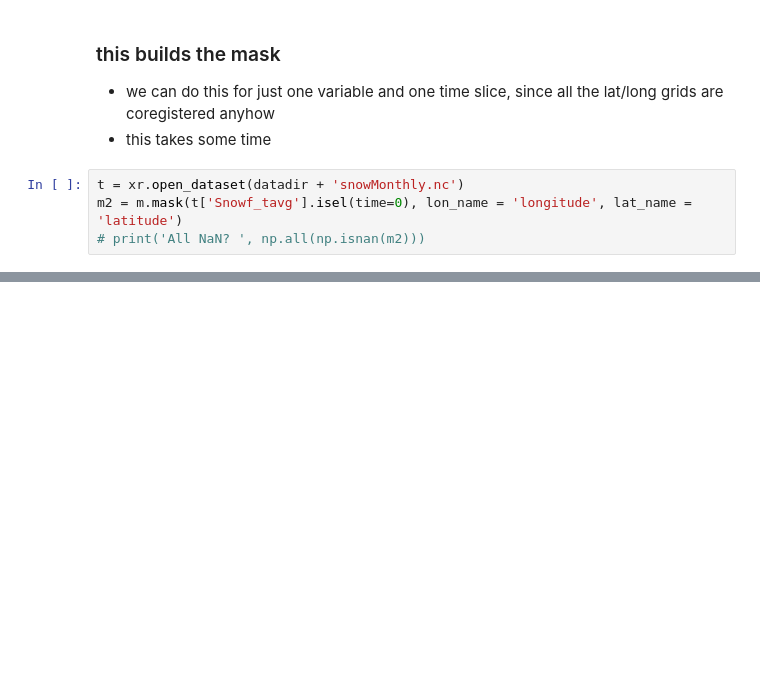
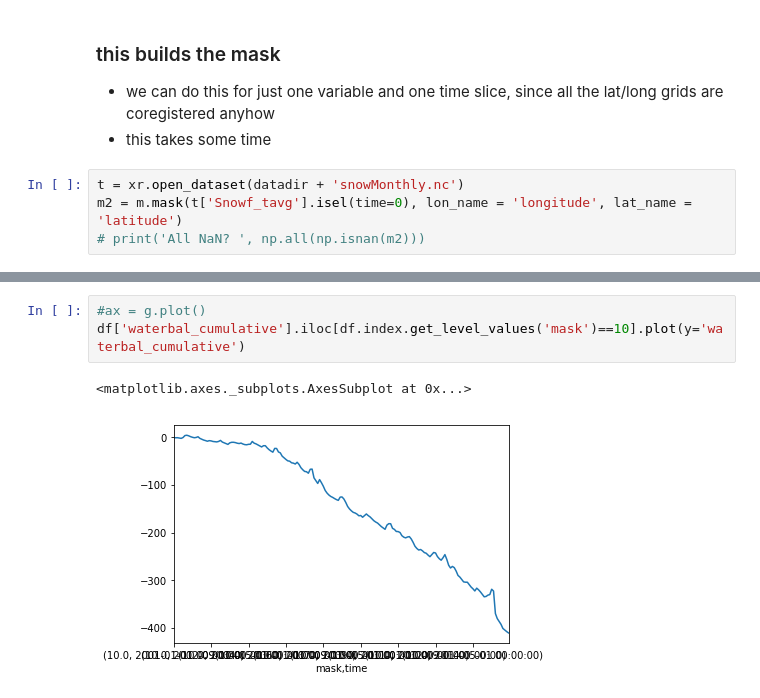
Before and after one commit to NASA-Planetary-Science/HiMAT, a Jupyter notebook: Projects/GRACE_MASCON/GRACE_HMA.ipynb, the cells around one changed output, grey strips where cells are left out. Drawn from its saved outputs; the diff is of its cells as text; blank space fills up the shorter version.

```diff
--- a/Projects/GRACE_MASCON/GRACE_HMA.ipynb
+++ b/Projects/GRACE_MASCON/GRACE_HMA.ipynb
@@ -237,0 +196,6 @@ soln = f['solution']
+# %%
+#ax = g.plot()
+df['waterbal_cumulative'].iloc[df.index.get_level_values('mask')==10].plot(y='waterbal_cumulative')
+# %% [output]
+<matplotlib.axes._subplots.AxesSubplot at 0x...>
+[figure, added]
```
Also changed, not shown: parts of 26 cells of this notebook.
